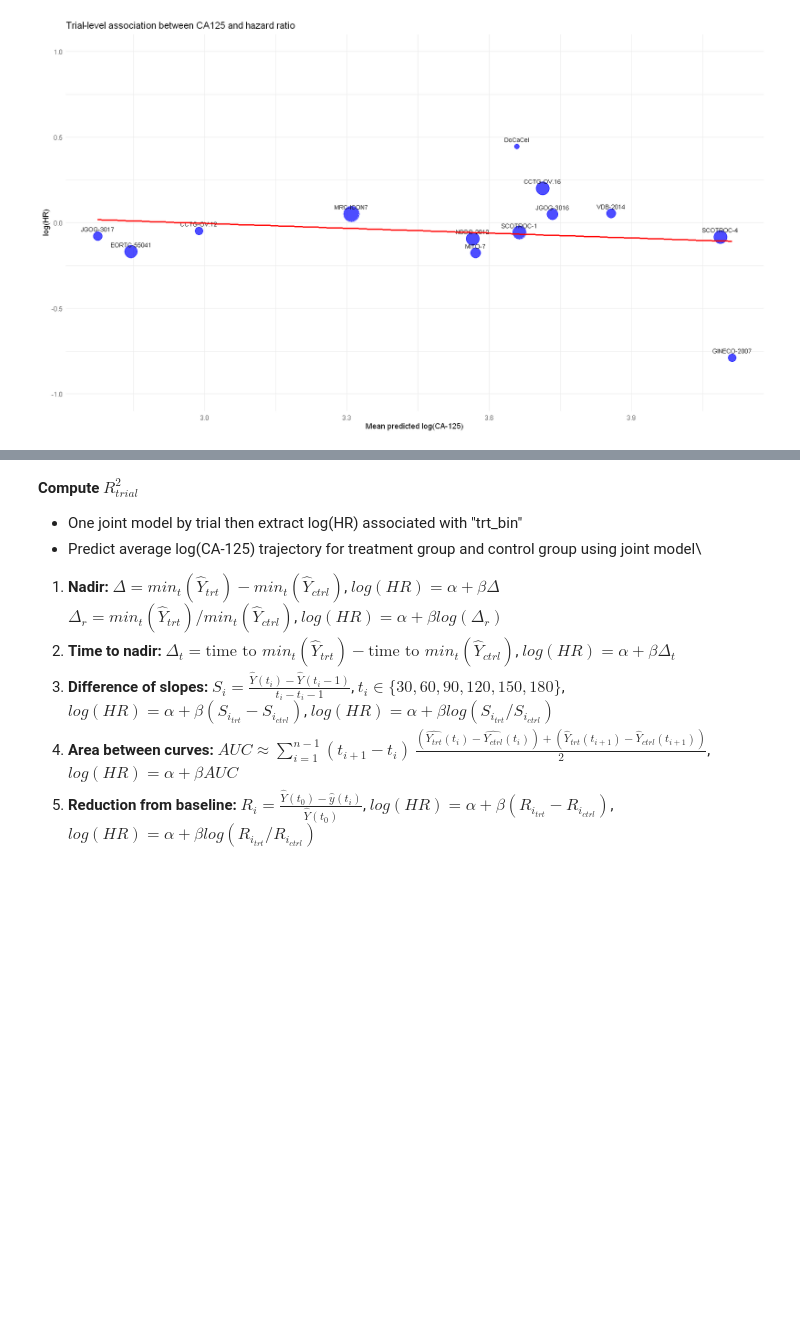
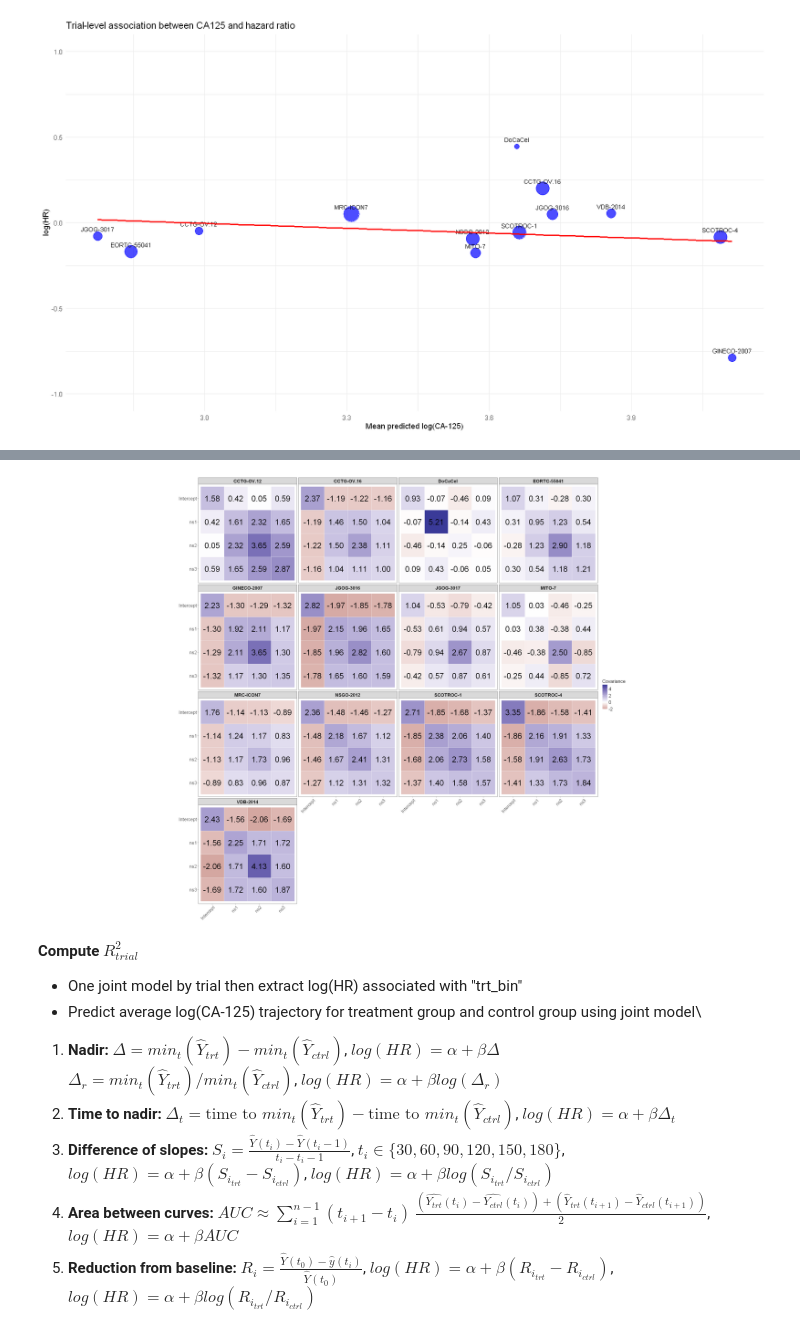
Before and after one commit to Kodro23/Surrogacy_evaluation_CA125, a Jupyter notebook: notebooks/Surrogacy_evaluation_of_CA125_lcmm.ipynb, the cells around one changed output, grey strips where cells are left out. Cells and saved outputs as stored; diff of their text form; code cells hidden in the pictures; blank space fills up the shorter version.

```diff
--- a/notebooks/Surrogacy_evaluation_of_CA125_lcmm.ipynb
+++ b/notebooks/Surrogacy_evaluation_of_CA125_lcmm.ipynb
@@ -902,3 +914,41 @@ trial_weekly_predictions %>%
+# %%
+#Plot all trial-specific covariance matrices
+options(repr.plot.width = 36, repr.plot.height = 22)
+ggplot(re_df,aes(x = RE2,y = RE1,fill = Covariance)) +
+  geom_tile(colour = "white",linewidth = 0.5) +
+  geom_text(aes(label = sprintf("%.2f", Covariance)),size = 10) +
+  facet_wrap(~ trial,ncol = 4) +
+  scale_y_discrete(limits = rev) +
+  scale_fill_gradient2(midpoint = 0) +
+  coord_equal() +
+  theme_bw() +
+  theme(
+    axis.title = element_blank(),
+    axis.text.x = element_text(
+      size = 16,
+      angle = 45,
+      hjust = 1
+    ),
+    axis.text.y = element_text(
+      size = 16
+    ),
+    strip.text = element_text(
+      size = 16,
+      face = "bold"
+    ),
+    panel.grid = element_blank(),
+    legend.title = element_text(
+      size = 16
+    ),
+    legend.text = element_text(
+      size = 16
+    )
+  ) +
+  labs(
+    fill = "Covariance"
+  )
+# %% [output]
+[figure, added]
 # %% [markdown]
 **Compute $R^2_{trial}$**
 - One joint model by trial then extract log(HR) associated with "trt_bin"
```
Also changed, not shown: parts of 14 cells of this notebook, 2 other files.
